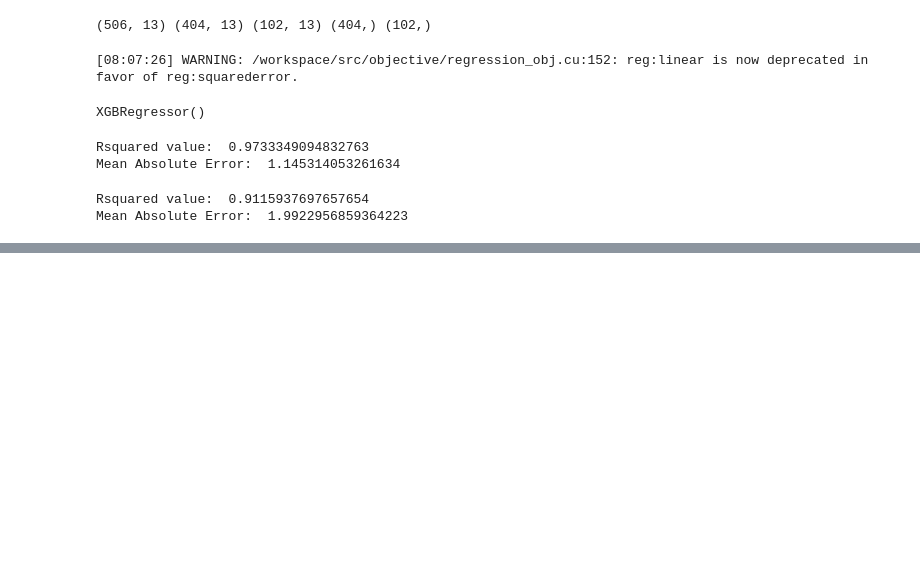
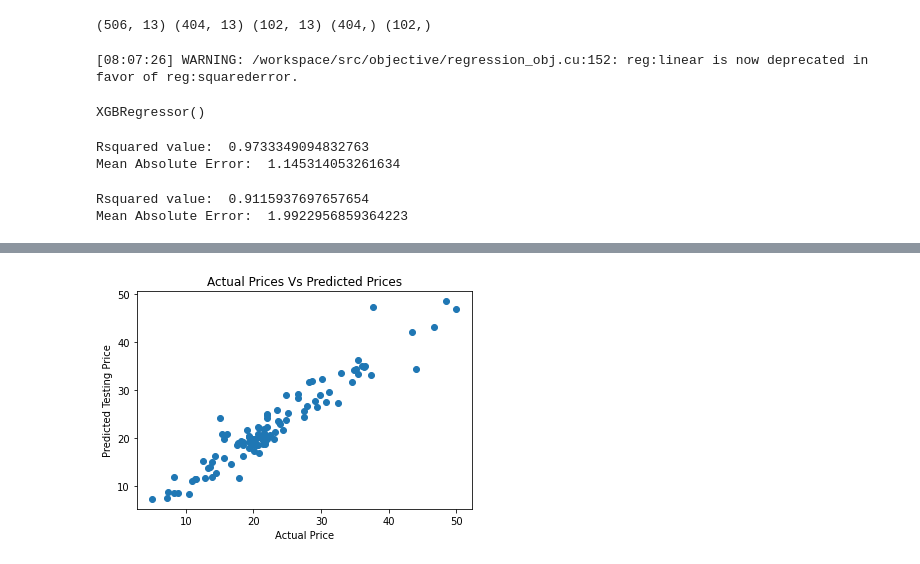
Before and after one commit to Joykareko/Data-Science-Projects, a Jupyter notebook: House_Price_Prediction_ML_Project_3.ipynb, the cells around one changed output, grey strips where cells are left out. Drawn from its saved outputs; the diff is of its cells as text; code cells hidden in the pictures; blank space fills up the shorter version.

```diff
--- a/House_Price_Prediction_ML_Project_3.ipynb
+++ b/House_Price_Prediction_ML_Project_3.ipynb
@@ -130,0 +140,9 @@ Mean Absolute Error:  1.9922956859364223
+# %%
+#creating a visualization between predicted values and original prices
+plt.scatter(Y_test, testing_data_prediction)
+plt.xlabel('Actual Price')
+plt.ylabel('Predicted Testing Price')
+plt.title('Actual Prices Vs Predicted Prices')
+plt.show()
+# %% [output]
+[figure, added]
```
Also changed, not shown: parts of 1 cell of this notebook.
